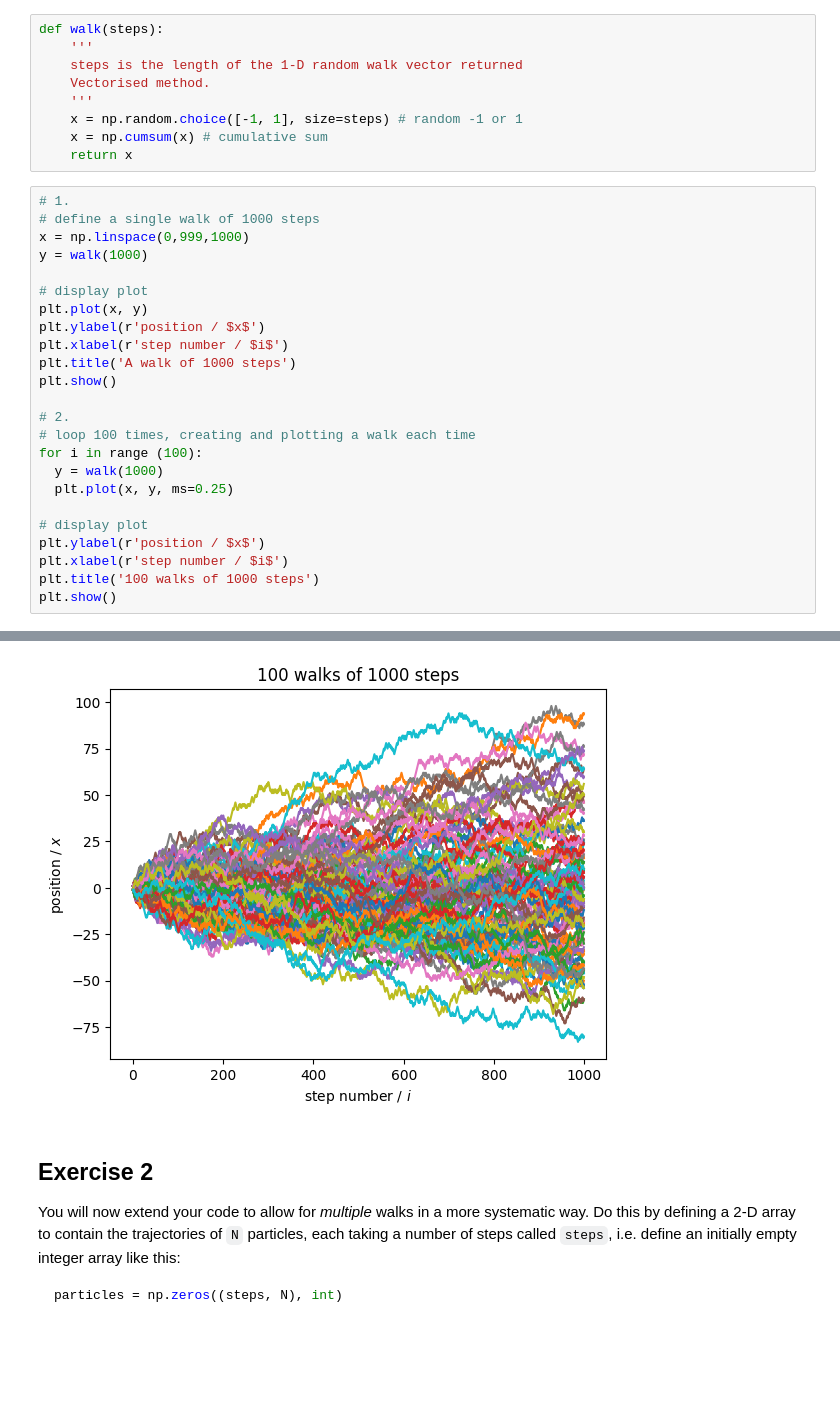
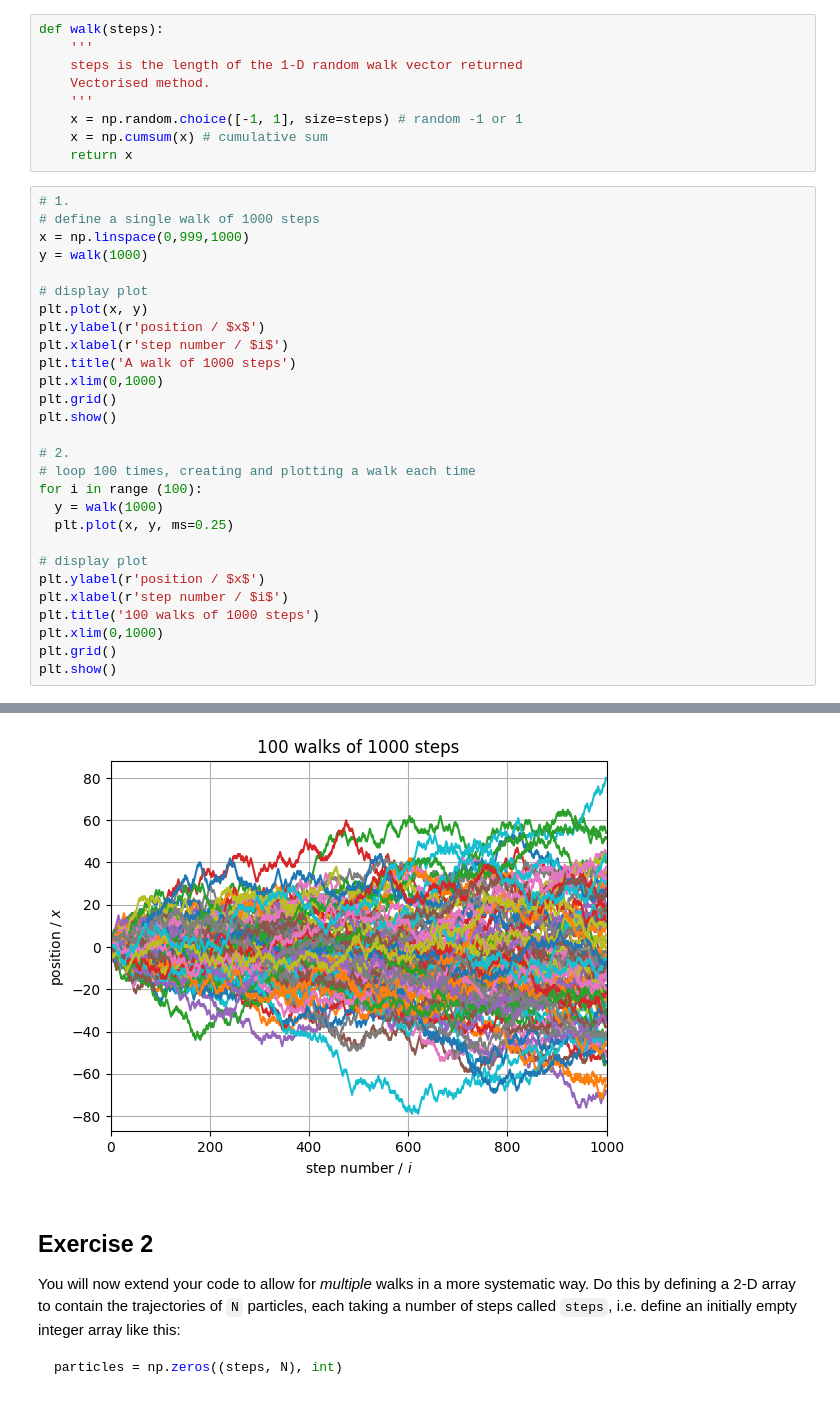
Before and after one commit to PX2145-2025/week-7-b-Ridge-Ewan-313, a Jupyter notebook: Random_walk.ipynb, the cells around one changed output, grey strips where cells are left out. Drawn from its saved outputs; the diff is of its cells as text; blank space fills up the shorter version.

```diff
--- a/Random_walk.ipynb
+++ b/Random_walk.ipynb
@@ -38,6 +38,8 @@ plt.plot(x, y)
 plt.ylabel(r'position / $x$')
 plt.xlabel(r'step number / $i$')
 plt.title('A walk of 1000 steps')
+plt.xlim(0,1000)
+plt.grid()
 plt.show()
 
 # 2.
@@ -50,5 +52,7 @@ for i in range (100):
 plt.ylabel(r'position / $x$')
 plt.xlabel(r'step number / $i$')
 plt.title('100 walks of 1000 steps')
+plt.xlim(0,1000)
+plt.grid()
 plt.show()
 # %% [output]
@@ -56,4 +60,4 @@ plt.show()
-[figure, old version]
+[figure, new version]
 # %% [markdown]
 ## Exercise 2
 You will now extend your code to allow for _multiple_ walks in a more systematic way. Do this by defining a 2-D array to contain the trajectories of `N` particles, each taking a number of steps called `steps`, i.e. define an initially empty integer array like this:
```
Also changed, not shown: parts of 3 cells of this notebook.
